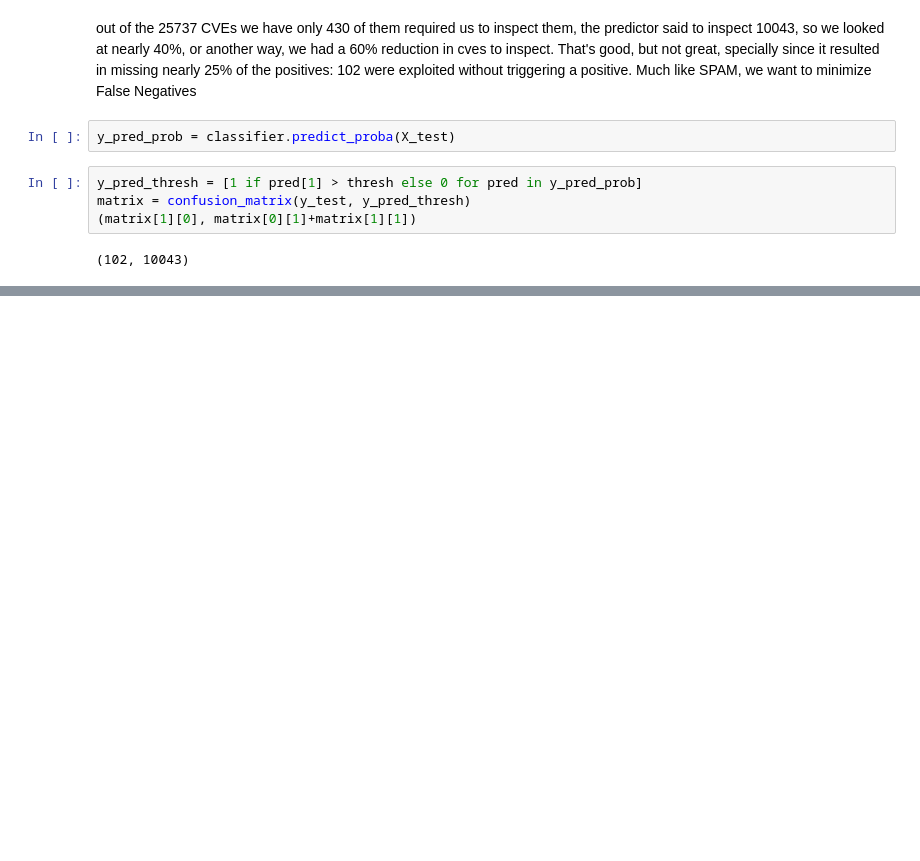
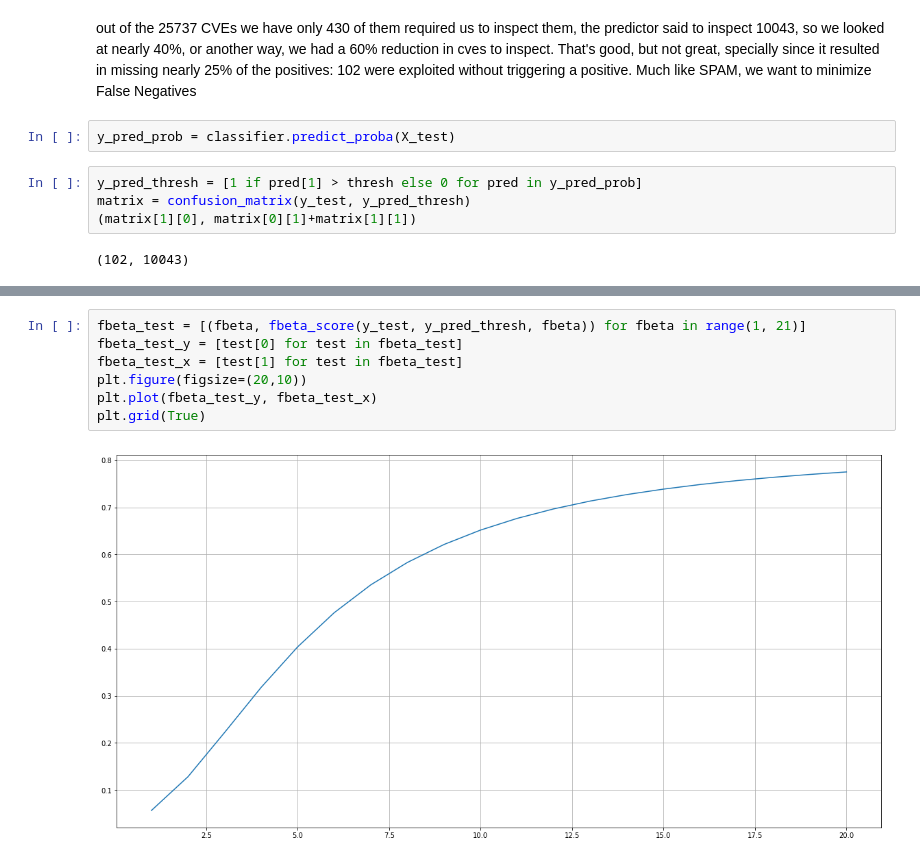
Before and after one commit to kfarr3/MLND-Capstone, a Jupyter notebook: code/model/regression.ipynb, the cells around one changed output, grey strips where cells are left out. Drawn from its saved outputs; the diff is of its cells as text; blank space fills up the shorter version.

```diff
--- a/code/model/regression.ipynb
+++ b/code/model/regression.ipynb
@@ -181,0 +197,9 @@ avg / total       0.98      0.39      0.54     25737
+# %%
+fbeta_test = [(fbeta, fbeta_score(y_test, y_pred_thresh, fbeta)) for fbeta in range(1, 21)]
+fbeta_test_y = [test[0] for test in fbeta_test]
+fbeta_test_x = [test[1] for test in fbeta_test]
+plt.figure(figsize=(20,10))
+plt.plot(fbeta_test_y, fbeta_test_x)
+plt.grid(True)
+# %% [output]
+[figure, added]
```
Also changed, not shown: parts of 10 cells of this notebook.
